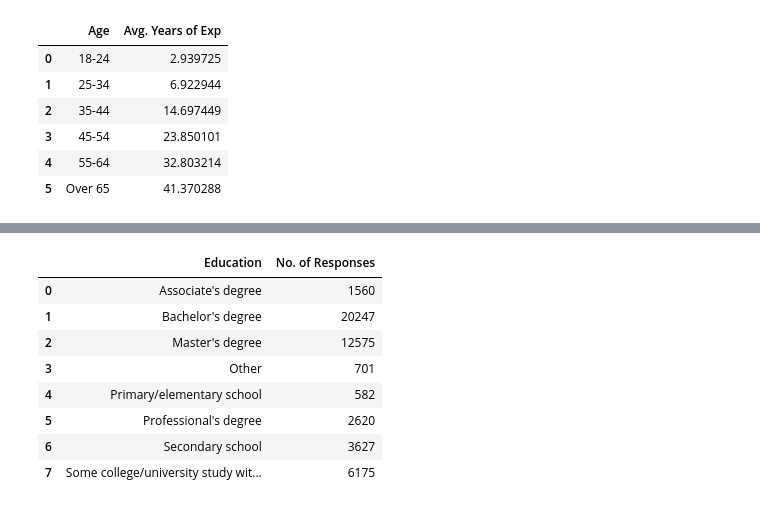
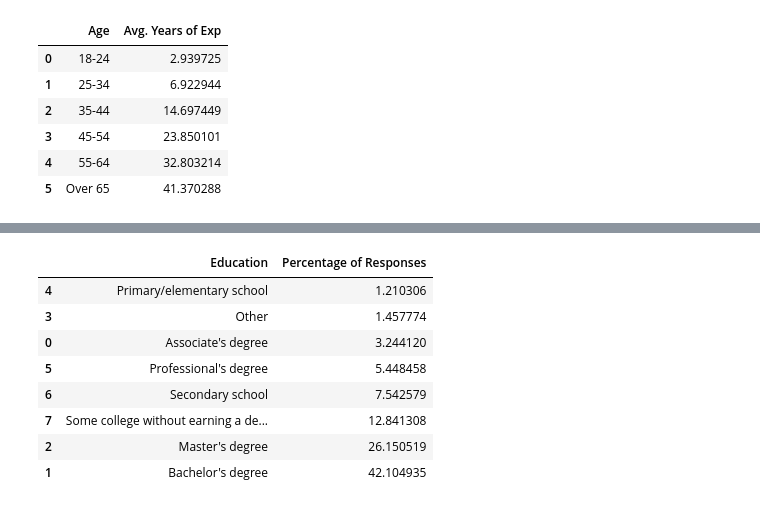
Before and after one commit to huyqng1412/stackoverflow_2025_project, a Jupyter notebook: so2025_vis.ipynb, the cells around one changed output, grey strips where cells are left out. Cells and saved outputs as stored; diff of their text form; code cells hidden in the pictures.

```diff
--- a/so2025_vis.ipynb
+++ b/so2025_vis.ipynb
@@ -113,35 +129,39 @@ re_demo
 # %%
 con.execute("""DROP TABLE IF EXISTS data_clean;""")
 con.execute("""
     CREATE TABLE data_clean AS
 SELECT
     CASE
         WHEN LOWER(TRIM(edlevel)) LIKE '%associate%' THEN 'Associate''s degree'
         WHEN LOWER(TRIM(edlevel)) LIKE '%professional%' THEN 'Professional''s degree'
         WHEN LOWER(TRIM(edlevel)) LIKE '%master%' THEN 'Master''s degree'
         WHEN LOWER(TRIM(edlevel)) LIKE '%bachelor%' THEN 'Bachelor''s degree'
         WHEN LOWER(TRIM(edlevel)) LIKE '%secondary%' THEN 'Secondary school'
         WHEN LOWER(TRIM(edlevel)) LIKE '%other%' THEN 'Other'
+        WHEN LOWER(TRIM(edlevel)) LIKE '%some%' THEN 'Some college without earning a degree'
         ELSE TRIM(edlevel)
     END AS edlevel,
     responseid
 FROM data
 """)
 result3 = con.sql("""
-    SELECT edlevel as 'Education', COUNT(responseid) AS "No. of Responses"
+    SELECT edlevel as 'Education',
+                  COUNT(responseid) * 100.0 / (SELECT COUNT(responseid) FROM data_clean WHERE edlevel != 'NA') AS 'Percentage of Responses'
     FROM data_clean
     WHERE edlevel != 'NA'
     GROUP BY edlevel
     ORDER BY edlevel ASC
 """).df()
-result3
+
+res_sorted = result3.sort_values(by='Percentage of Responses', ascending = True)
+res_sorted
 # %% [output]
-|  | Education | No. of Responses |
-| 0 | Associate's degree | 1560 |
-| 1 | Bachelor's degree | 20247 |
-| 2 | Master's degree | 12575 |
-| 3 | Other | 701 |
-| 4 | Primary/elementary school | 582 |
-| 5 | Professional's degree | 2620 |
-| 6 | Secondary school | 3627 |
-| 7 | Some college/university study wit... | 6175 |
+|  | Education | Percentage of Responses |
+| 4 | Primary/elementary school | 1.210306 |
+| 3 | Other | 1.457774 |
+| 0 | Associate's degree | 3.244120 |
+| 5 | Professional's degree | 5.448458 |
+| 6 | Secondary school | 7.542579 |
+| 7 | Some college without earning a de... | 12.841308 |
+| 2 | Master's degree | 26.150519 |
+| 1 | Bachelor's degree | 42.104935 |
```
Also changed, not shown: parts of 5 cells of this notebook, 3 other files.
